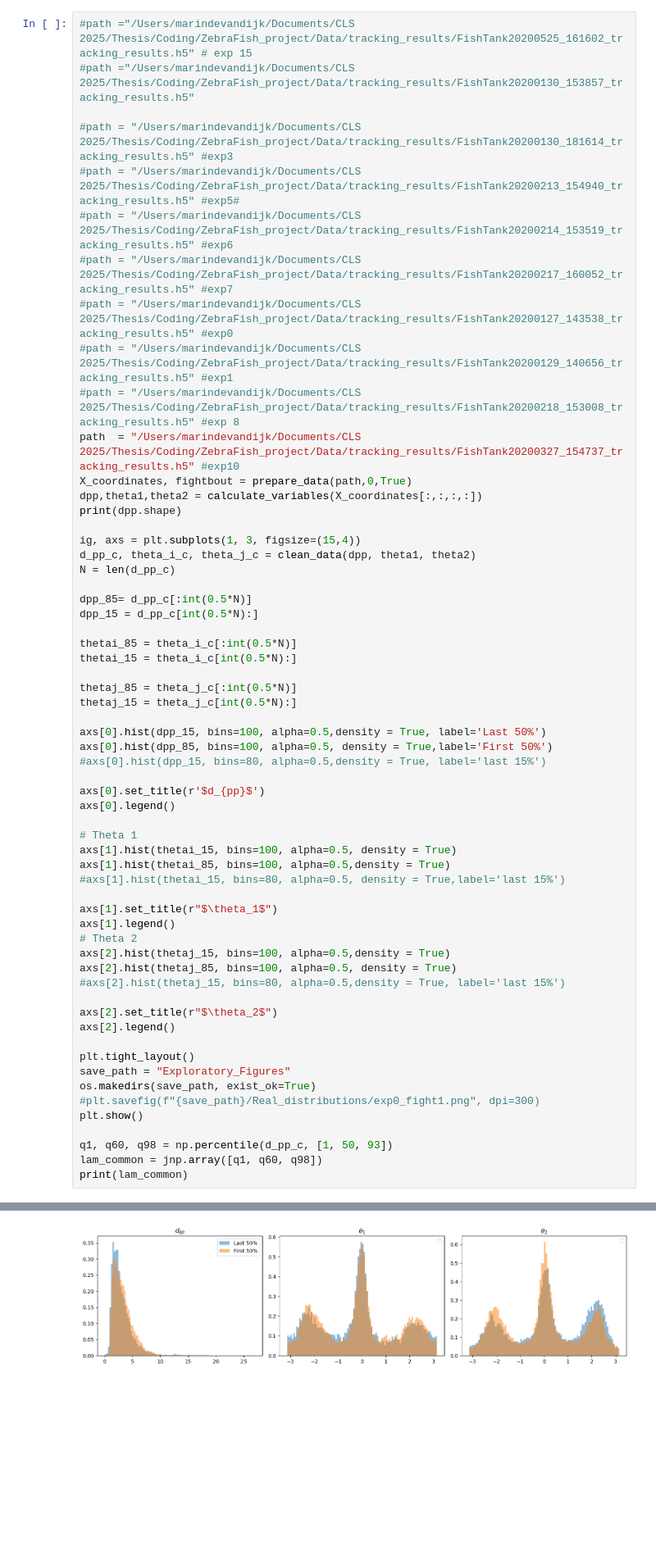
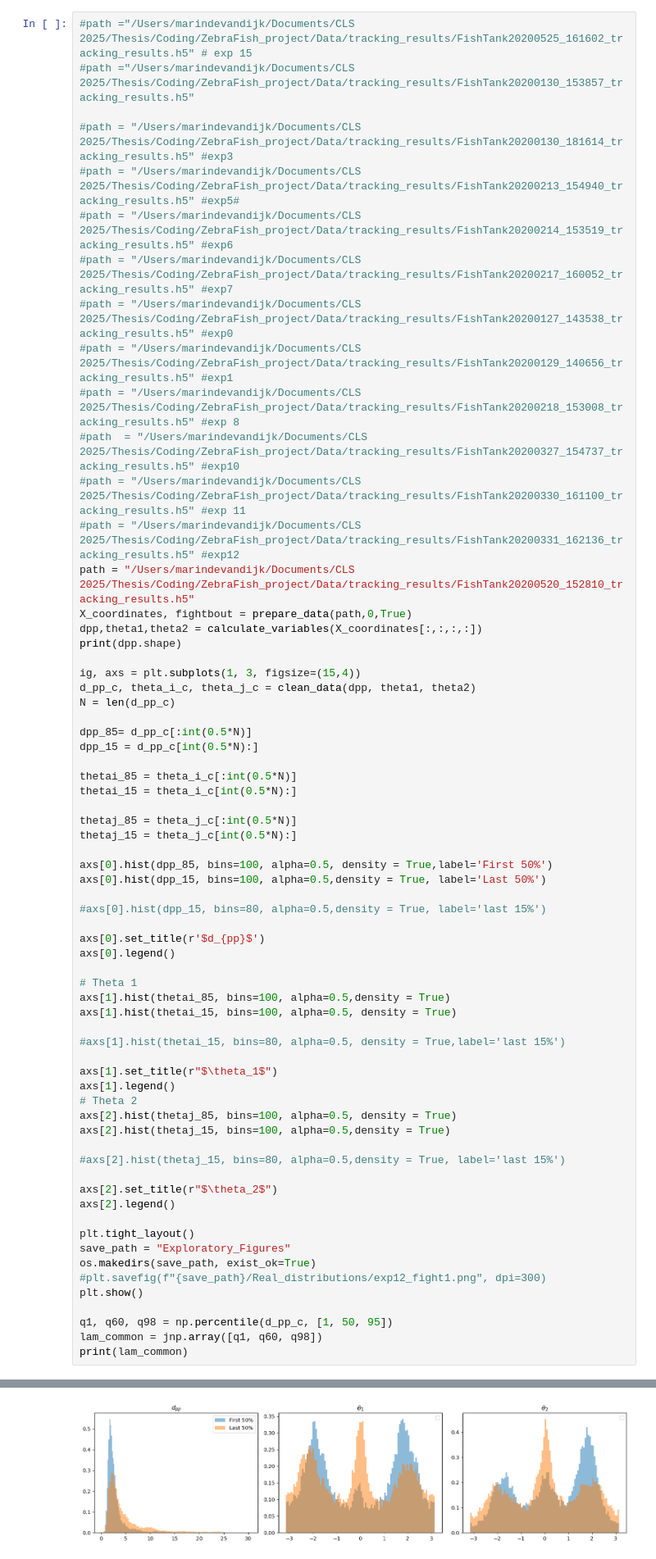
Before and after one commit to Marindevandijk/Thesis-clean, a Jupyter notebook: notebook_exploratory/01_overdamped_exploration.ipynb, the cells around one changed output, grey strips where cells are left out. Shown at 82% size. Drawn from its saved outputs; the diff is of its cells as text; blank space fills up the shorter version.

```diff
--- a/notebook_exploratory/01_overdamped_exploration.ipynb
+++ b/notebook_exploratory/01_overdamped_exploration.ipynb
@@ -269,7 +269,10 @@ def Run_Force_inference(X,time_idx,K,M,lam):
 #path = "/Users/marindevandijk/Documents/CLS 2025/Thesis/Coding/ZebraFish_project/Data/tracking_results/FishTank20200127_143538_tracking_results.h5" #exp0
 #path = "/Users/marindevandijk/Documents/CLS 2025/Thesis/Coding/ZebraFish_project/Data/tracking_results/FishTank20200129_140656_tracking_results.h5" #exp1
 #path = "/Users/marindevandijk/Documents/CLS 2025/Thesis/Coding/ZebraFish_project/Data/tracking_results/FishTank20200218_153008_tracking_results.h5" #exp 8
-path  = "/Users/marindevandijk/Documents/CLS 2025/Thesis/Coding/ZebraFish_project/Data/tracking_results/FishTank20200327_154737_tracking_results.h5" #exp10
+#path  = "/Users/marindevandijk/Documents/CLS 2025/Thesis/Coding/ZebraFish_project/Data/tracking_results/FishTank20200327_154737_tracking_results.h5" #exp10
+#path = "/Users/marindevandijk/Documents/CLS 2025/Thesis/Coding/ZebraFish_project/Data/tracking_results/FishTank20200330_161100_tracking_results.h5" #exp 11
+#path = "/Users/marindevandijk/Documents/CLS 2025/Thesis/Coding/ZebraFish_project/Data/tracking_results/FishTank20200331_162136_tracking_results.h5" #exp12
+path = "/Users/marindevandijk/Documents/CLS 2025/Thesis/Coding/ZebraFish_project/Data/tracking_results/FishTank20200520_152810_tracking_results.h5"
 X_coordinates, fightbout = prepare_data(path,0,True)
 dpp,theta1,theta2 = calculate_variables(X_coordinates[:,:,:,:])
 print(dpp.shape)
@@ -287,23 +290,26 @@ thetai_15 = theta_i_c[int(0.5*N):]
 thetaj_85 = theta_j_c[:int(0.5*N)]
 thetaj_15 = theta_j_c[int(0.5*N):]
 
+axs[0].hist(dpp_85, bins=100, alpha=0.5, density = True,label='First 50%')
 axs[0].hist(dpp_15, bins=100, alpha=0.5,density = True, label='Last 50%')
-axs[0].hist(dpp_85, bins=100, alpha=0.5, density = True,label='First 50%')
+
 #axs[0].hist(dpp_15, bins=80, alpha=0.5,density = True, label='last 15%')
 
 axs[0].set_title(r'$d_{pp}$')
 axs[0].legend()
 
 # Theta 1
+axs[1].hist(thetai_85, bins=100, alpha=0.5,density = True)
 axs[1].hist(thetai_15, bins=100, alpha=0.5, density = True)
-axs[1].hist(thetai_85, bins=100, alpha=0.5,density = True)
+
 #axs[1].hist(thetai_15, bins=80, alpha=0.5, density = True,label='last 15%')
 
 axs[1].set_title(r"$\theta_1$")
 axs[1].legend()
 # Theta 2
+axs[2].hist(thetaj_85, bins=100, alpha=0.5, density = True)
 axs[2].hist(thetaj_15, bins=100, alpha=0.5,density = True)
-axs[2].hist(thetaj_85, bins=100, alpha=0.5, density = True)
+
 #axs[2].hist(thetaj_15, bins=80, alpha=0.5,density = True, label='last 15%')
 
 axs[2].set_title(r"$\theta_2$")
@@ -312,10 +318,10 @@ axs[2].legend()
 plt.tight_layout()
 save_path = "Exploratory_Figures"
 os.makedirs(save_path, exist_ok=True)
-#plt.savefig(f"{save_path}/Real_distributions/exp0_fight1.png", dpi=300)
+#plt.savefig(f"{save_path}/Real_distributions/exp12_fight1.png", dpi=300)
 plt.show()
 
-q1, q60, q98 = np.percentile(d_pp_c, [1, 50, 93])
+q1, q60, q98 = np.percentile(d_pp_c, [1, 50, 95])
 lam_common = jnp.array([q1, q60, q98])
 print(lam_common)
 # %% [output]
@@ -323 +329 @@ print(lam_common)
-[figure, old version]
+[figure, new version]
```
Also changed, not shown: parts of 5 cells of this notebook, 8 other files.
